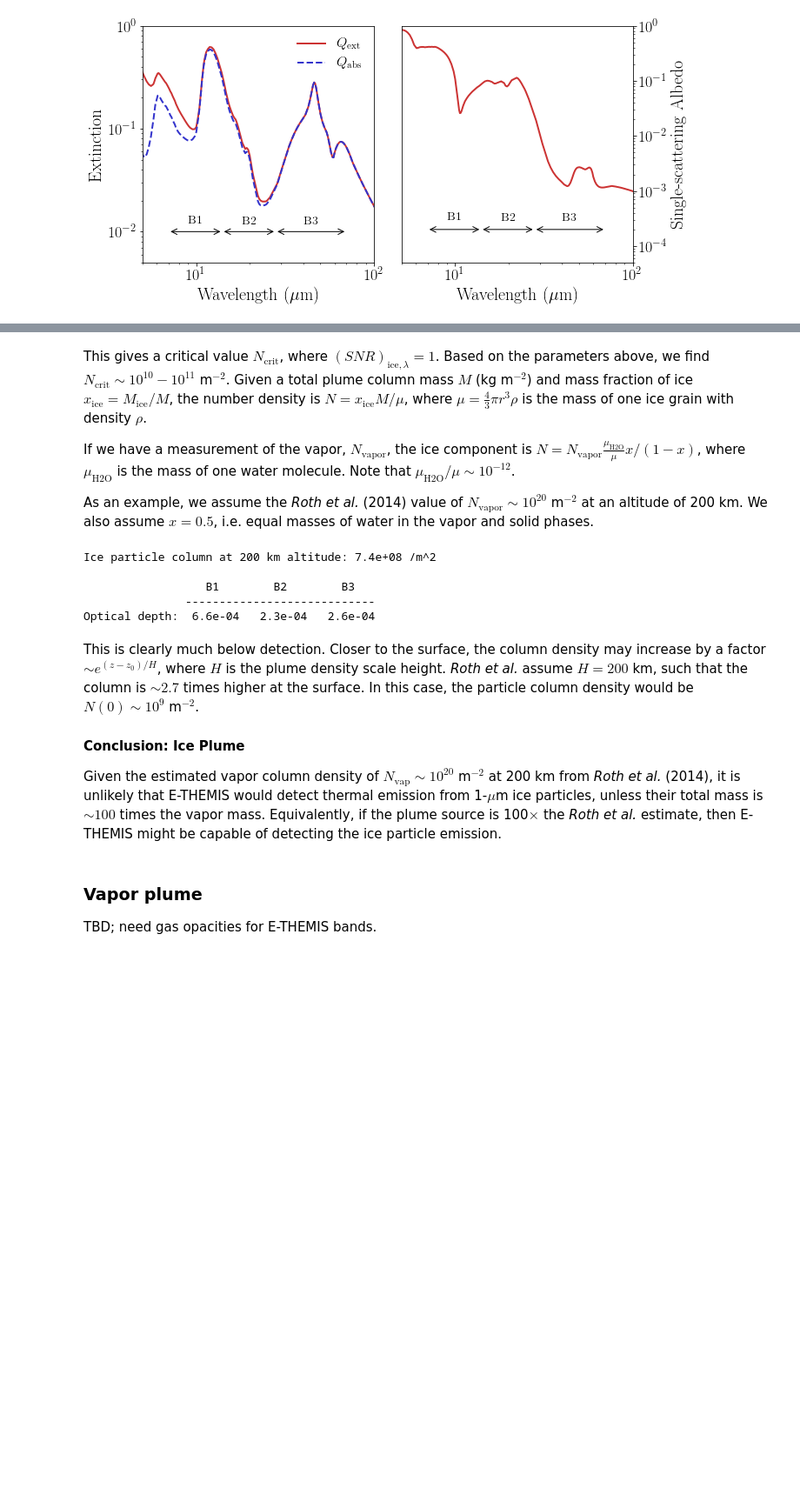
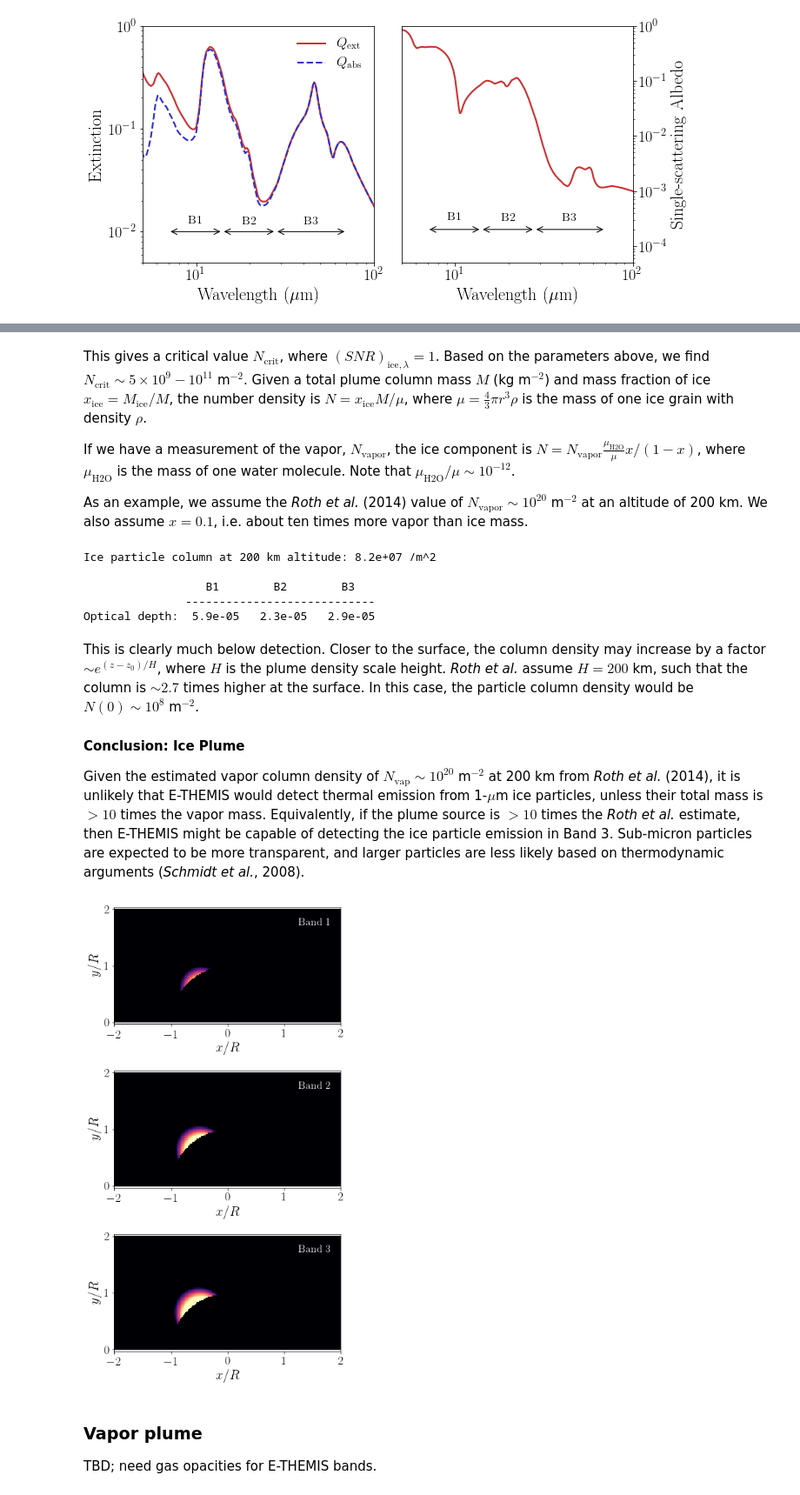
Before and after one commit to phayne/europa, a Jupyter notebook: Europa_Plume_Infrared_Opacity.ipynb, the cells around one changed output, grey strips where cells are left out. Shown at 87% size. Saved outputs shown, nothing was run; the diff lists cells and outputs as text; code cells hidden in the pictures; blank space fills up the shorter version.

Commit message:
Updated Europa notebooks

```diff
--- a/Europa_Plume_Infrared_Opacity.ipynb
+++ b/Europa_Plume_Infrared_Opacity.ipynb
@@ -204,19 +219,19 @@ Assumed NETD @100 K: 2.00   1.00   0.10
 # %% [markdown]
-This gives a critical value $N_{\mathrm{crit}}$, where $\left(SNR\right)_{\mathrm{ice},\lambda} = 1$. Based on the parameters above, we find $N_{\mathrm{crit}} \sim 10^{10}-10^{11}$ m$^{-2}$. Given a total plume column mass $M$ (kg m$^{-2}$) and mass fraction of ice $x_\mathrm{ice} = M_{\mathrm{ice}}/M$, the number density is $N = x_\mathrm{ice} M/{\mu}$, where $\mu = \frac{4}{3}\pi r^3 \rho$ is the mass of one ice grain with density $\rho$.
+This gives a critical value $N_{\mathrm{crit}}$, where $\left(SNR\right)_{\mathrm{ice},\lambda} = 1$. Based on the parameters above, we find $N_{\mathrm{crit}} \sim 5\times10^{9}-10^{11}$ m$^{-2}$. Given a total plume column mass $M$ (kg m$^{-2}$) and mass fraction of ice $x_\mathrm{ice} = M_{\mathrm{ice}}/M$, the number density is $N = x_\mathrm{ice} M/{\mu}$, where $\mu = \frac{4}{3}\pi r^3 \rho$ is the mass of one ice grain with density $\rho$.
 
 If we have a measurement of the vapor, $N_{\mathrm{vapor}}$, the ice component is $N = N_{\mathrm{vapor}}\frac{\mu_\mathrm{H2O}}{\mu}x/\left(1 - x\right)$, where $\mu_\mathrm{H2O}$ is the mass of one water molecule. Note that $\mu_\mathrm{H2O}/\mu \sim 10^{-12}$.
 
-As an example, we assume the *Roth et al.* (2014) value of $N_{\mathrm{vapor}} \sim 10^{20}$ m$^{-2}$ at an altitude of 200 km. We also assume $x = 0.5$, i.e. equal masses of water in the vapor and solid phases.
+As an example, we assume the *Roth et al.* (2014) value of $N_{\mathrm{vapor}} \sim 10^{20}$ m$^{-2}$ at an altitude of 200 km. We also assume $x = 0.1$, i.e. about ten times more vapor than ice mass.
 # %%
 # Example SNR calculation for Roth et al. (2014) plume
 N_vap = 1e20 # vapor column density [m-2]
 rho = 970.0 # ice density [kg.m-3]
 m_h2o = pt.m_h2o # mass of one water molecule [kg]
 m_ice = (4/3)*np.pi*r**3*rho # mass of one ice grain [kg]
-x = 0.5 # ratio of ice/vapor
+x = 0.1 # ratio of ice/vapor
 
 N = N_vap*(m_h2o/m_ice)*x/(1-x)
-tau = np.pi*r**2*np.array([Q_ext_1,Q_ext_2,Q_ext_3])*N
+tau = np.pi*r**2*np.array([Q_abs_1,Q_abs_2,Q_abs_3])*N
 
 print('Ice particle column at 200 km altitude: {:.2g} /m^2'.format(N))
 print('')
@@ -224,17 +239,74 @@ print('                  B1        B2        B3')
 print('               ----------------------------')
 print('Optical depth:  {:.1e}   {:.1e}   {:.1e}'.format(tau[0],tau[1],tau[2]))
 # %% [output]
-Ice particle column at 200 km altitude: 7.4e+08 /m^2
+Ice particle column at 200 km altitude: 8.2e+07 /m^2
 
                   B1        B2        B3
                ----------------------------
-Optical depth:  6.6e-04   2.3e-04   2.6e-04
+Optical depth:  5.9e-05   2.3e-05   2.9e-05
 # %% [markdown]
-This is clearly much below detection. Closer to the surface, the column density may increase by a factor $\sim e^{(z-z_0)/H}$, where $H$ is the plume density scale height. *Roth et al.* assume $H = 200$ km, such that the column is $\sim 2.7$ times higher at the surface. In this case, the particle column density would be $N(0) \sim 10^9$ m$^{-2}$.
+This is clearly much below detection. Closer to the surface, the column density may increase by a factor $\sim e^{(z-z_0)/H}$, where $H$ is the plume density scale height. *Roth et al.* assume $H = 200$ km, such that the column is $\sim 2.7$ times higher at the surface. In this case, the particle column density would be $N(0) \sim 10^8$ m$^{-2}$.
 
 #### Conclusion: Ice Plume
 
-Given the estimated vapor column density of $N_\mathrm{vap} \sim 10^{20}$ m$^{-2}$ at 200 km from *Roth et al.* (2014), it is unlikely that E-THEMIS would detect thermal emission from 1-$\mu$m ice particles, unless their total mass is $\sim 100$ times the vapor mass. Equivalently, if the plume source is 100$\times$ the *Roth et al.* estimate, then E-THEMIS might be capable of detecting the ice particle emission.
+Given the estimated vapor column density of $N_\mathrm{vap} \sim 10^{20}$ m$^{-2}$ at 200 km from *Roth et al.* (2014), it is unlikely that E-THEMIS would detect thermal emission from 1-$\mu$m ice particles, unless their total mass is $> 10$ times the vapor mass. Equivalently, if the plume source is $>10$ times the *Roth et al.* estimate, then E-THEMIS might be capable of detecting the ice particle emission in Band 3. Sub-micron particles are expected to be more transparent, and larger particles are less likely based on thermodynamic arguments (*Schmidt et al.*, 2008).
+# %%
+# Show simulated plume, scaled using above factors
+plume_data = (pd.read_table(datadir+'/europa_hotspot_plume_example_15yr.log10N.txt',delimiter=' ')).as_matrix()
+plume_data = np.nan_to_num(plume_data)
+xx = np.genfromtxt(datadir+'/europa_hotspot_plume_example_15yr.xR.txt')
+yy = np.genfromtxt(datadir+'/europa_hotspot_plume_example_15yr.yR.txt')
+N_vap = 10**plume_data
+
+# Convert to ice particle column density
+N = N_vap*(m_h2o/m_ice)*x/(1-x)
+
+# Convert to optical depth in B3
+tau1 = np.pi*r**2*Q_abs_1*N
+tau2 = np.pi*r**2*Q_abs_2*N
+tau3 = np.pi*r**2*Q_abs_3*N
+SNR_p_1 = (1-np.exp(-tau1))*SNR[0]
+SNR_p_2 = (1-np.exp(-tau2))*SNR[1]
+SNR_p_3 = (1-np.exp(-tau3))*SNR[2]
+
+#plume_data.describe()
+#np.shape(plume_data)
+#np.shape(x)
+figp = plt.figure(figsize=[6,10.5])
+psub1 = figp.add_subplot(311)
+psub2 = figp.add_subplot(312)
+psub3 = figp.add_subplot(313)
+with np.errstate(divide='ignore'):
+    psub1.pcolormesh(xx, yy, np.log10(SNR_p_1), cmap='magma', vmin=-1, vmax=1)
+    psub2.pcolormesh(xx, yy, np.log10(SNR_p_2), cmap='magma', vmin=-1, vmax=1)
+    psub3.pcolormesh(xx, yy, np.log10(SNR_p_3), cmap='magma', vmin=-1, vmax=1)
+
+#cb = figp.colorbar(psub1, label=r'$\log_{10}SNR$')
+psub1.axis('equal')
+psub1.set_xlim([-2,2])
+psub1.set_ylim([0,2])
+psub1.set_xlabel('$x/R$')
+psub1.set_ylabel('$y/R$')
+psub1.text(1.25, 1.7, 'Band 1', color='w')
+#plt.plot(y[:-1,0],plume_data[:,0])
+
+psub2.axis('equal')
+psub2.set_xlim([-2,2])
+psub2.set_ylim([0,2])
+psub2.set_xlabel('$x/R$')
+psub2.set_ylabel('$y/R$')
+psub2.text(1.25, 1.7, 'Band 2', color='w')
+
+psub3.axis('equal')
+psub3.set_xlim([-2,2])
+psub3.set_ylim([0,2])
+psub3.set_xlabel('$x/R$')
+psub3.set_ylabel('$y/R$')
+psub3.text(1.25, 1.7, 'Band 3', color='w')
+
+figp.tight_layout()
+# %% [output]
+[figure, added]
 # %% [markdown]
 ### Vapor plume
 
```
Also changed, not shown: parts of 10 cells of this notebook.
